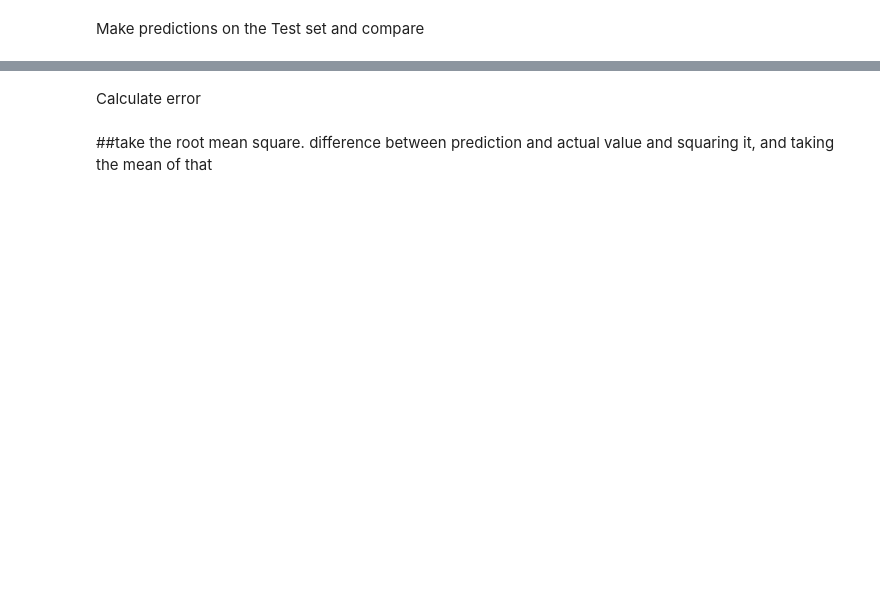
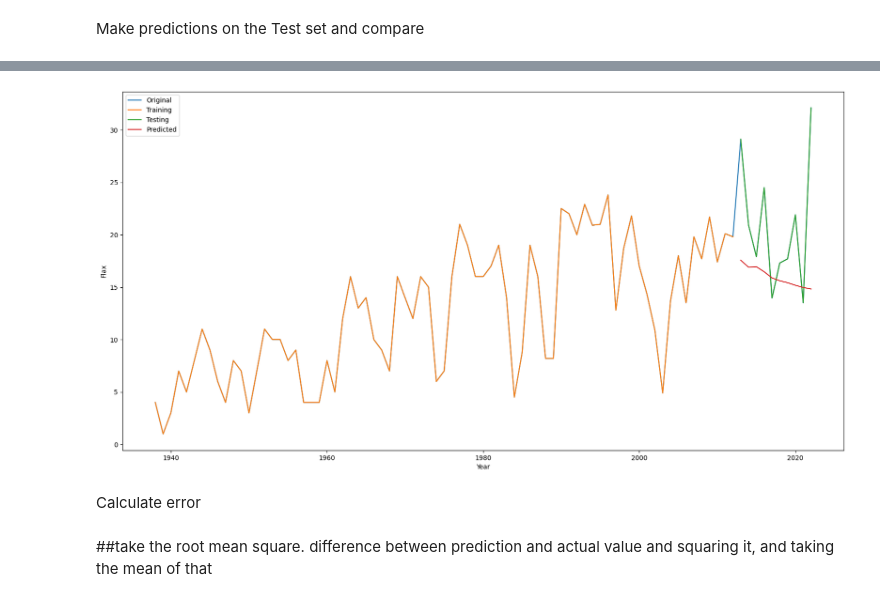
Before and after one commit to MithunMPK/PythonAssignments, a Jupyter notebook: Project.ipynb, the cells around one changed output, grey strips where cells are left out. Saved outputs shown, nothing was run; the diff lists cells and outputs as text; code cells hidden in the pictures; blank space fills up the shorter version.

```diff
--- a/Project.ipynb
+++ b/Project.ipynb
@@ -125,5 +110,5 @@ print(X[46:66])
 # %%
-train = X[:len(X) -50]
-test = X[len(X) -10:]
-##train = X[52:64]
-##test = X[65:]
+train = X[:len(X)-10]
+test = X[len(X)-10:]
+train1 = df[:len(df)-10]
+test1 = df[len(df)-10:]
@@ -142,5 +150,5 @@ Index([1938, 1939, 1940, 1941, 1942, 1943, 1944, 1945, 1946, 1947, 1948, 1949,
 # %%
-model = AutoReg(train, lags=10)
+model = AutoReg(train, lags=3)
 model_fit = model.fit()
 # %%
 print(model_fit.summary())
@@ -196,0 +213,3 @@ print(pred)
+# %%
+pred1 = pd.DataFrame(pred,  columns=['Flax'])
+pred1
@@ -196,0 +228,4 @@ print(pred)
+# %%
+years = list(test1.index.values)
+pred1['Year'] = years
+pred1 =pred1.set_index('Year')
@@ -197,3 +247,16 @@ print(pred)
+# %%
+
+fig, ax = plt.subplots(figsize=(20,10))
+ax.plot(df['Flax'], label='Original')
+ax.plot(train1, label='Training')
+ax.plot(test1, label='Testing')
+ax.plot(pred1, label='Predicted')
+ax.set_xlabel('Year')
+ax.set_ylabel('Flax')
+ax.legend()
+plt.show()
+# %% [output]
+[figure, added]
 # %% [markdown]
 Calculate error
 # %% [markdown]
```
Also changed, not shown: parts of 19 cells of this notebook.
